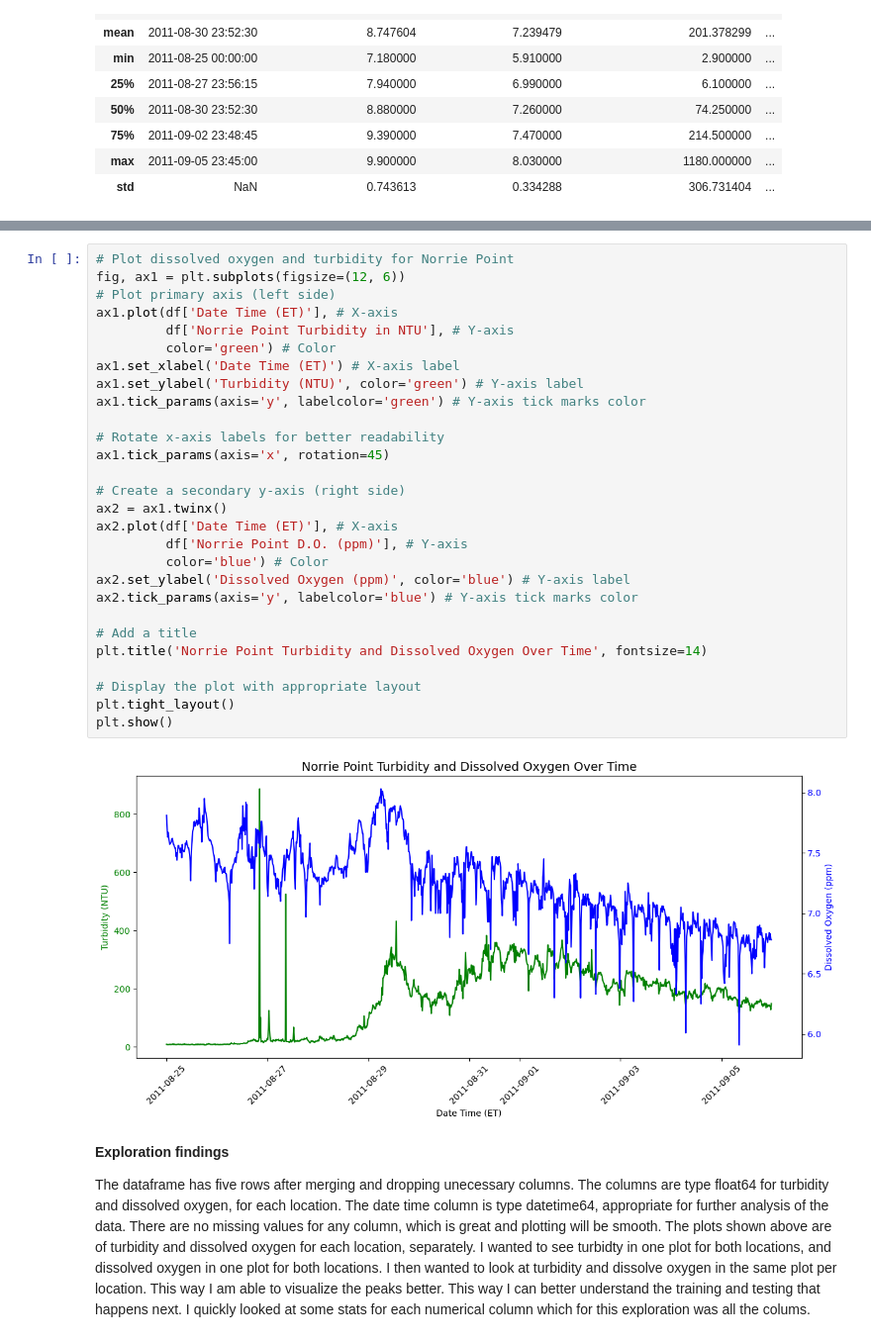
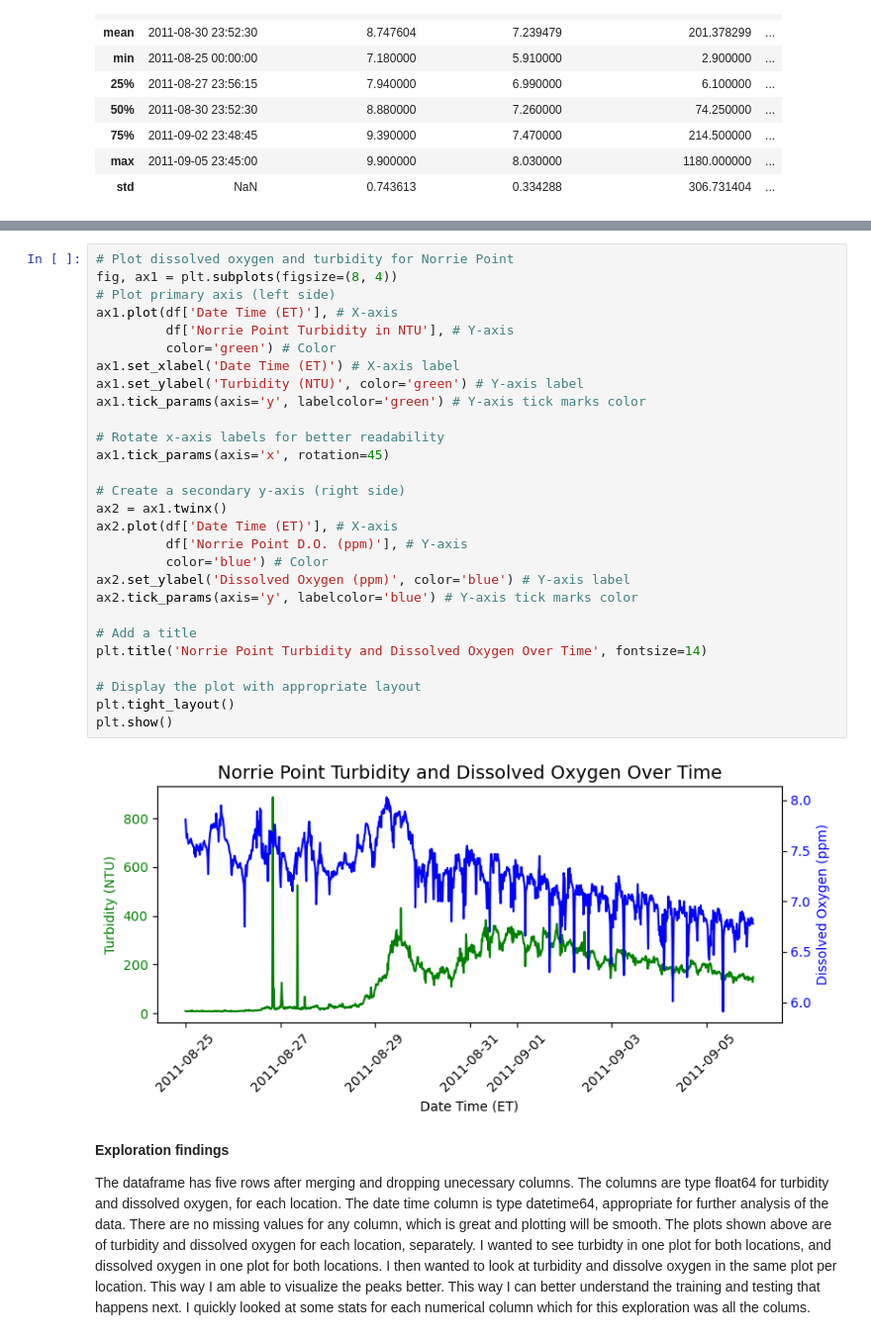
Before and after one commit to YoselynR/EDS232-labs, a Jupyter notebook: Week1/Lab1-hurricane.ipynb, the cells around one changed output, grey strips where cells are left out. Shown: that part at 99% size. Saved outputs shown, nothing was run; the diff lists cells and outputs as text.

Commit message:
plot size

```diff
--- a/Week1/Lab1-hurricane.ipynb
+++ b/Week1/Lab1-hurricane.ipynb
@@ -173,33 +173,33 @@ plt.show()
 # %%
 # Plot dissolved oxygen and turbidity for Norrie Point
-fig, ax1 = plt.subplots(figsize=(12, 6))
+fig, ax1 = plt.subplots(figsize=(8, 4))
 # Plot primary axis (left side)
 ax1.plot(df['Date Time (ET)'], # X-axis
          df['Norrie Point Turbidity in NTU'], # Y-axis
          color='green') # Color
 ax1.set_xlabel('Date Time (ET)') # X-axis label
 ax1.set_ylabel('Turbidity (NTU)', color='green') # Y-axis label
 ax1.tick_params(axis='y', labelcolor='green') # Y-axis tick marks color
 
 # Rotate x-axis labels for better readability
 ax1.tick_params(axis='x', rotation=45)
 
 # Create a secondary y-axis (right side)
 ax2 = ax1.twinx()
 ax2.plot(df['Date Time (ET)'], # X-axis
          df['Norrie Point D.O. (ppm)'], # Y-axis
          color='blue') # Color
 ax2.set_ylabel('Dissolved Oxygen (ppm)', color='blue') # Y-axis label
 ax2.tick_params(axis='y', labelcolor='blue') # Y-axis tick marks color
 
 # Add a title
 plt.title('Norrie Point Turbidity and Dissolved Oxygen Over Time', fontsize=14)
 
 # Display the plot with appropriate layout
 plt.tight_layout()
 plt.show()
 # %% [output]
-[figure, old version]
+[figure, new version]
 # %% [markdown]
 **Exploration findings**
 
```
Also changed, not shown: parts of 3 cells of this notebook.
